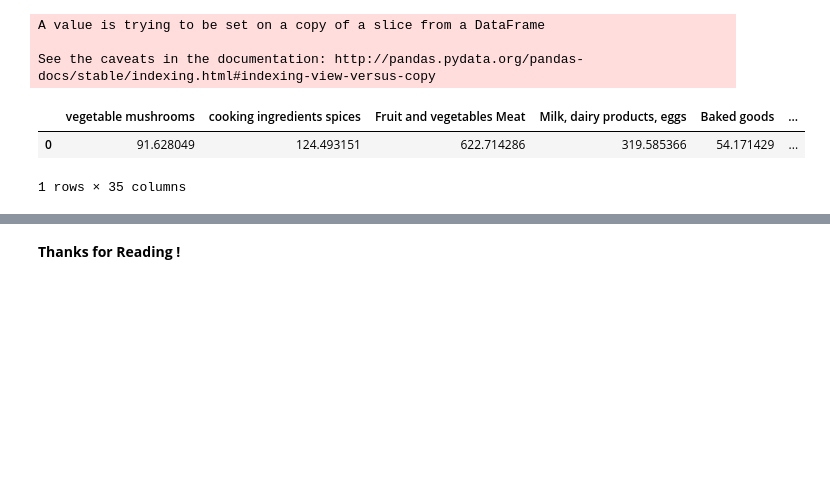
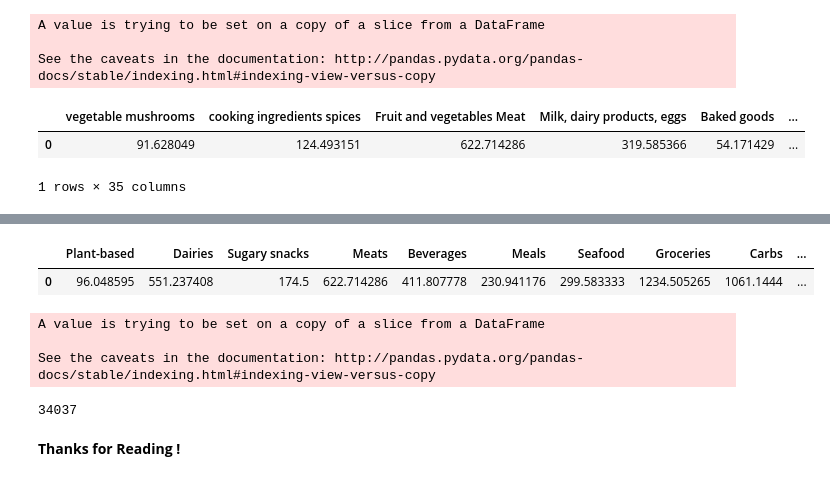
Before and after one commit to RedHotDataProject/Project_ADA, a Jupyter notebook: Open Food Facts - Explore data.ipynb, the cells around one changed output, grey strips where cells are left out. Saved outputs shown, nothing was run; the diff lists cells and outputs as text; code cells hidden in the pictures; blank space fills up the shorter version.

```diff
--- a/Open Food Facts - Explore data.ipynb
+++ b/Open Food Facts - Explore data.ipynb
@@ -586,9 +614,3 @@ df_mean_carbon
 |  | vegetable mushrooms | cooking ingredients spices | Fruit and vegetables Meat | Milk, dairy products, eggs | Baked goods | ... |
 | 0 | 91.628049 | 124.493151 | 622.714286 | 319.585366 | 54.171429 | ... |
 1 rows × 35 columns
-# %%
-for cat in list_parent_cat:
-    print(cat)
-    length_cat=food_facts_pd['correspond_cat'].iloc[2].split(',')
-    for i in range(len(length_cat)):
-        print(food_facts_pd['correspond_cat']==cat)
@@ -612,0 +617,13 @@ Name: correspond_cat, Length: 40943, dtype: bool
+# %%
+mean=0
+sum_=0
+df_1=pd.DataFrame()
+for cat in dict_categories:
+    print(cat,dict_categories[cat])
+    if(isinstance(dict_categories[cat], (list,))):
+        for i in range(len(dict_categories[cat])):
+            sum_ += df_mean_carbon[dict_categories[cat][i]]
+        mean =sum_/len(dict_categories[cat])
+        df_1[cat]= mean
+    else:
+        df_1[cat] = df_mean_carbon[dict_categories[cat]][0]
@@ -613,2 +644,19 @@ Name: correspond_cat, Length: 40943, dtype: bool
+# %%
+df_1
+# %% [output]
+|  | Plant-based | Dairies | Sugary snacks | Meats | Beverages | Meals | Seafood | Groceries | Carbs | ... |
+| 0 | 96.048595 | 551.237408 | 174.5 | 622.714286 | 411.807778 | 230.941176 | 299.583333 | 1234.505265 | 1061.1444 | ... |
+# %%
+food_facts_pd['correspond_cat']=None
+for category in dict_categories :
+    food_facts_pd['carbon-footprint_100g'][food_facts_pd.main_category == category]=df_1[category][0]
+# %% [output]
+A value is trying to be set on a copy of a slice from a DataFrame
+
+See the caveats in the documentation: http://pandas.pydata.org/pandas-docs/stable/indexing.html#indexing-view-versus-copy
+# %%
+food_facts_pd['carbon-footprint_100g'].value_counts()
+# %% [output]
+34037
 # %% [markdown]
 **Thanks for Reading !**
```
Also changed, not shown: parts of 8 cells of this notebook.
